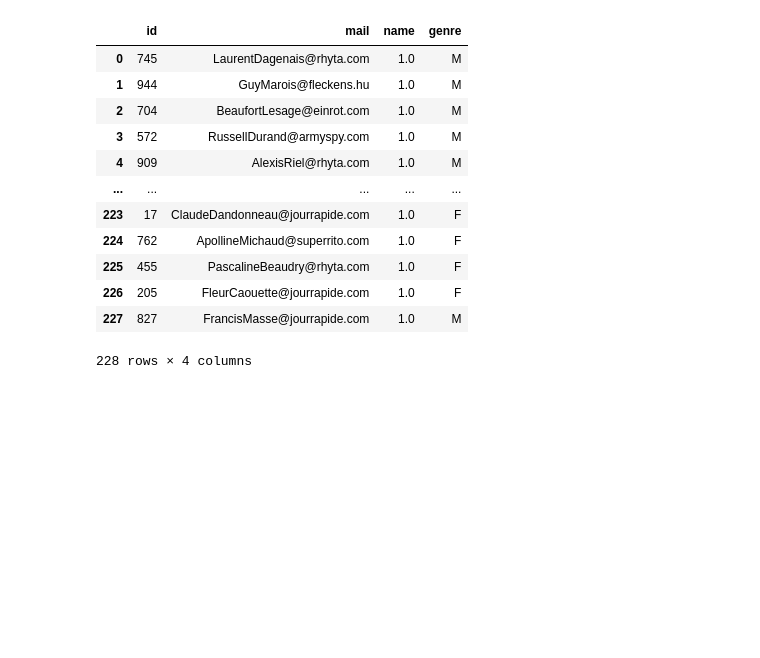
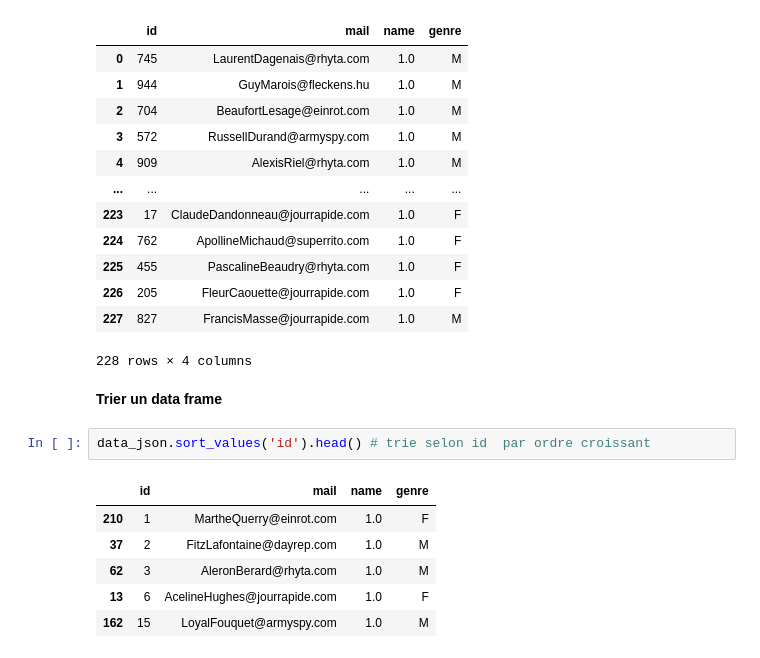
Before and after one commit to Harlequelrah/Learning_data_science, a Jupyter notebook: Learning_data_science/Créez_des_data_frames_avec_Pandas/index.ipynb, the cells around one changed output. Cells and saved outputs as stored; diff of their text form; blank space fills up the shorter version.

Commit message:
Triez un data frame

```diff
--- a/Learning_data_science/Créez_des_data_frames_avec_Pandas/index.ipynb
+++ b/Learning_data_science/Créez_des_data_frames_avec_Pandas/index.ipynb
@@ -399,3 +399,14 @@ data_json
 | 226 | 205 | FleurCaouette@jourrapide.com | 1.0 | F |
 | 227 | 827 | FrancisMasse@jourrapide.com | 1.0 | M |
 228 rows × 4 columns
+# %% [markdown]
+**Trier un data frame**
+# %%
+data_json.sort_values('id').head() # trie selon id  par ordre croissant
+# %% [output]
+|  | id | mail | name | genre |
+| 210 | 1 | MartheQuerry@einrot.com | 1.0 | F |
+| 37 | 2 | FitzLafontaine@dayrep.com | 1.0 | M |
+| 62 | 3 | AleronBerard@rhyta.com | 1.0 | M |
+| 13 | 6 | AcelineHughes@jourrapide.com | 1.0 | F |
+| 162 | 15 | LoyalFouquet@armyspy.com | 1.0 | M |
```
Also changed, not shown: parts of 3 cells of this notebook.
